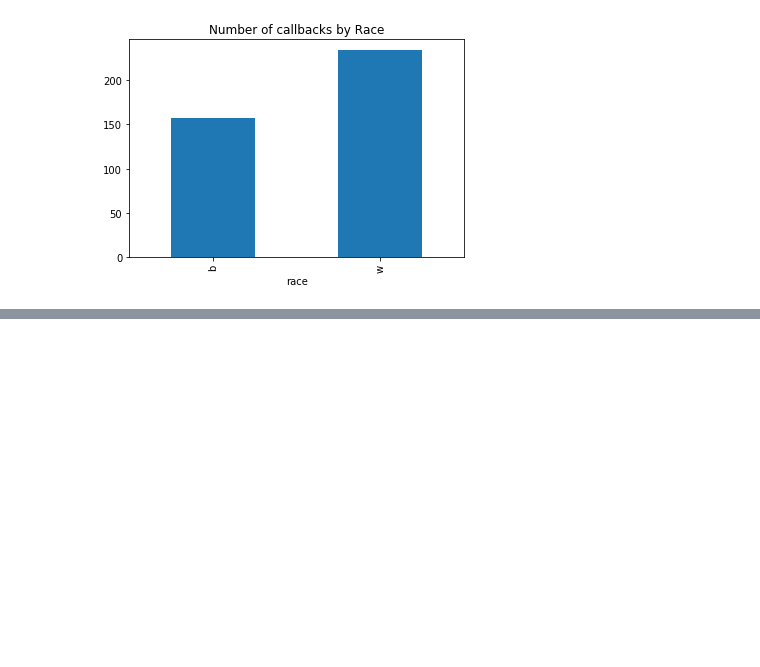
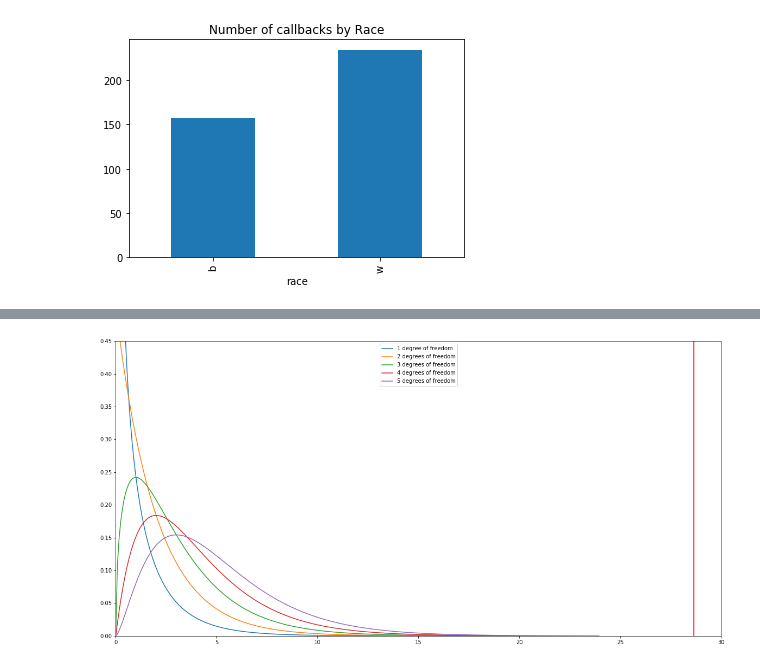
Before and after one commit to raymondgh/springboard-data-science, a Jupyter notebook: Minor Projects and Exercises/Statistics - Racial Discrimination/sliderule_dsi_inferential_statistics_exercise_2.ipynb, the cells around one changed output, grey strips where cells are left out. Cells and saved outputs as stored; diff of their text form; code cells hidden in the pictures; blank space fills up the shorter version.

Commit message:
stats 2

```diff
--- a/Minor Projects and Exercises/Statistics - Racial Discrimination/sliderule_dsi_inferential_statistics_exercise_2.ipynb
+++ b/Minor Projects and Exercises/Statistics - Racial Discrimination/sliderule_dsi_inferential_statistics_exercise_2.ipynb
@@ -94,0 +89,3 @@ len(black)
+# %%
+#organize the sumamry data
+df = pd.DataFrame(data={'white': [white.count()-white.sum(), white.sum()], 'black': [black.count()-black.sum(), black.sum()]})
@@ -94,0 +98,8 @@ len(black)
+# %%
+#prepare values for chi-squared_Stat calculation
+observed = df["black"]
+expected_ratio = df["white"]/len(white)
+expected = expected_ratio * len(black)
+
+chi_squared_stat = (((observed - expected)**2) / expected).sum()
+print(chi_squared_stat)
@@ -94,0 +120,22 @@ len(black)
+# %%
+df = 1
+
+x = np.linspace(stats.chi2.ppf(0.01, df), stats.chi2.ppf(0.999999, df), 300)
+
+plt.figure(figsize=(20,10))
+
+plt.plot(x, stats.chi2.pdf(x, df), label="1 degree of freedom")
+plt.plot(x, stats.chi2.pdf(x, 2), label="2 degrees of freedom")
+plt.plot(x, stats.chi2.pdf(x, 3), label="3 degrees of freedom")
+plt.plot(x, stats.chi2.pdf(x, 4), label="4 degrees of freedom")
+plt.plot(x, stats.chi2.pdf(x, 5), label="5 degrees of freedom")
+
+plt.vlines(ymin=0, ymax=4, x=chi_squared_stat, color="red")
+
+plt.ylim(0, 0.45)
+plt.xlim(0, 30)
+
+plt.legend(loc="upper center")
+plt.show()
+# %% [output]
+[figure, added]
```
Also changed, not shown: parts of 10 cells of this notebook, 1 other file.
